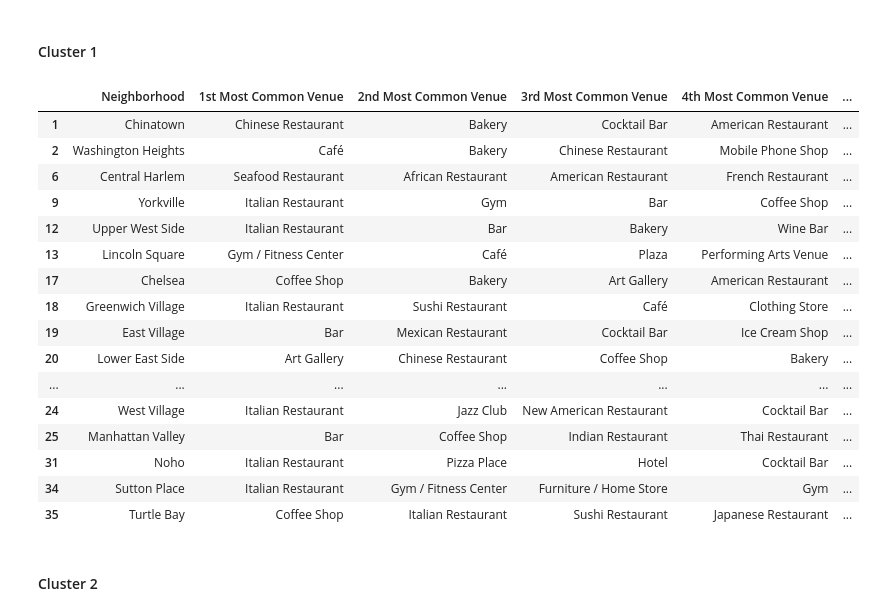
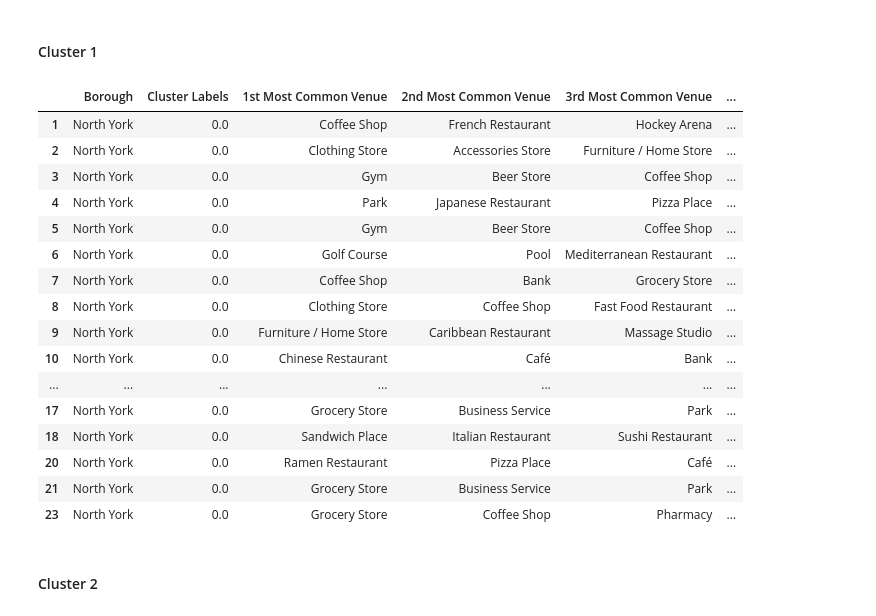
Before and after one commit to harsha8745/Coursera_Capstone, a Jupyter notebook: Segmenting_and_Clustering_Neighborhoods_in_Toronto.ipynb, the cells around one changed output. Cells and saved outputs as stored; diff of their text form; code cells hidden in the pictures.

```diff
--- a/Segmenting_and_Clustering_Neighborhoods_in_Toronto.ipynb
+++ b/Segmenting_and_Clustering_Neighborhoods_in_Toronto.ipynb
@@ -598,6 +598,6 @@ Lets run _k_-means to cluster the neighborhood into 3 clusters.
 # %%
 # set number of clusters
-kclusters = 3
+kclusters = 5
 
 north_york_grouped_clustering = north_york_grouped.drop('Neighborhood', 1)
 
@@ -663,0 +664,3 @@ Name: Cluster Labels, dtype: int64
+# %%
+#removing rows with nan values
+north_york_merged.dropna(axis=0,inplace=True)
@@ -696,25 +710,25 @@ Now, you can examine each cluster and determine the discriminating venue categor
 # %% [markdown]
 #### Cluster 1
 # %%
-manhattan_merged.loc[manhattan_merged['Cluster Labels'] == 0, manhattan_merged.columns[[1] + list(range(5, manhattan_merged.shape[1]))]]
+north_york_merged.loc[north_york_merged['Cluster Labels'] == 0, north_york_merged.columns[[1] + list(range(5, north_york_merged.shape[1]))]]
 # %% [output]
-|  | Neighborhood | 1st Most Common Venue | 2nd Most Common Venue | 3rd Most Common Venue | 4th Most Common Venue | ... |
-| 1 | Chinatown | Chinese Restaurant | Bakery | Cocktail Bar | American Restaurant | ... |
-| 2 | Washington Heights | Café | Bakery | Chinese Restaurant | Mobile Phone Shop | ... |
-| 6 | Central Harlem | Seafood Restaurant | African Restaurant | American Restaurant | French Restaurant | ... |
-| 9 | Yorkville | Italian Restaurant | Gym | Bar | Coffee Shop | ... |
-| 12 | Upper West Side | Italian Restaurant | Bar | Bakery | Wine Bar | ... |
-| 13 | Lincoln Square | Gym / Fitness Center | Café | Plaza | Performing Arts Venue | ... |
-| 17 | Chelsea | Coffee Shop | Bakery | Art Gallery | American Restaurant | ... |
-| 18 | Greenwich Village | Italian Restaurant | Sushi Restaurant | Café | Clothing Store | ... |
-| 19 | East Village | Bar | Mexican Restaurant | Cocktail Bar | Ice Cream Shop | ... |
-| 20 | Lower East Side | Art Gallery | Chinese Restaurant | Coffee Shop | Bakery | ... |
+|  | Borough | Cluster Labels | 1st Most Common Venue | 2nd Most Common Venue | 3rd Most Common Venue | ... |
+| 1 | North York | 0.0 | Coffee Shop | French Restaurant | Hockey Arena | ... |
+| 2 | North York | 0.0 | Clothing Store | Accessories Store | Furniture / Home Store | ... |
+| 3 | North York | 0.0 | Gym | Beer Store | Coffee Shop | ... |
+| 4 | North York | 0.0 | Park | Japanese Restaurant | Pizza Place | ... |
+| 5 | North York | 0.0 | Gym | Beer Store | Coffee Shop | ... |
+| 6 | North York | 0.0 | Golf Course | Pool | Mediterranean Restaurant | ... |
+| 7 | North York | 0.0 | Coffee Shop | Bank | Grocery Store | ... |
+| 8 | North York | 0.0 | Clothing Store | Coffee Shop | Fast Food Restaurant | ... |
+| 9 | North York | 0.0 | Furniture / Home Store | Caribbean Restaurant | Massage Studio | ... |
+| 10 | North York | 0.0 | Chinese Restaurant | Café | Bank | ... |
 | ... | ... | ... | ... | ... | ... | ... |
-| 24 | West Village | Italian Restaurant | Jazz Club | New American Restaurant | Cocktail Bar | ... |
-| 25 | Manhattan Valley | Bar | Coffee Shop | Indian Restaurant | Thai Restaurant | ... |
-| 31 | Noho | Italian Restaurant | Pizza Place | Hotel | Cocktail Bar | ... |
-| 34 | Sutton Place | Italian Restaurant | Gym / Fitness Center | Furniture / Home Store | Gym | ... |
-| 35 | Turtle Bay | Coffee Shop | Italian Restaurant | Sushi Restaurant | Japanese Restaurant | ... |
+| 17 | North York | 0.0 | Grocery Store | Business Service | Park | ... |
+| 18 | North York | 0.0 | Sandwich Place | Italian Restaurant | Sushi Restaurant | ... |
+| 20 | North York | 0.0 | Ramen Restaurant | Pizza Place | Café | ... |
+| 21 | North York | 0.0 | Grocery Store | Business Service | Park | ... |
+| 23 | North York | 0.0 | Grocery Store | Coffee Shop | Pharmacy | ... |
 # %% [markdown]
 #### Cluster 2
 # %%
```
Also changed, not shown: parts of 15 cells of this notebook.
